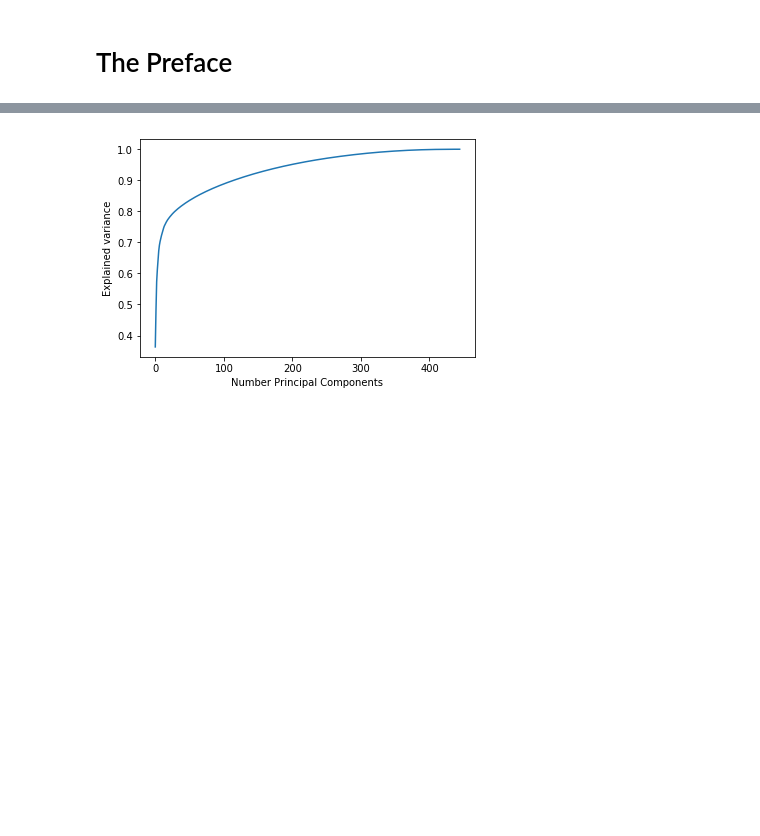
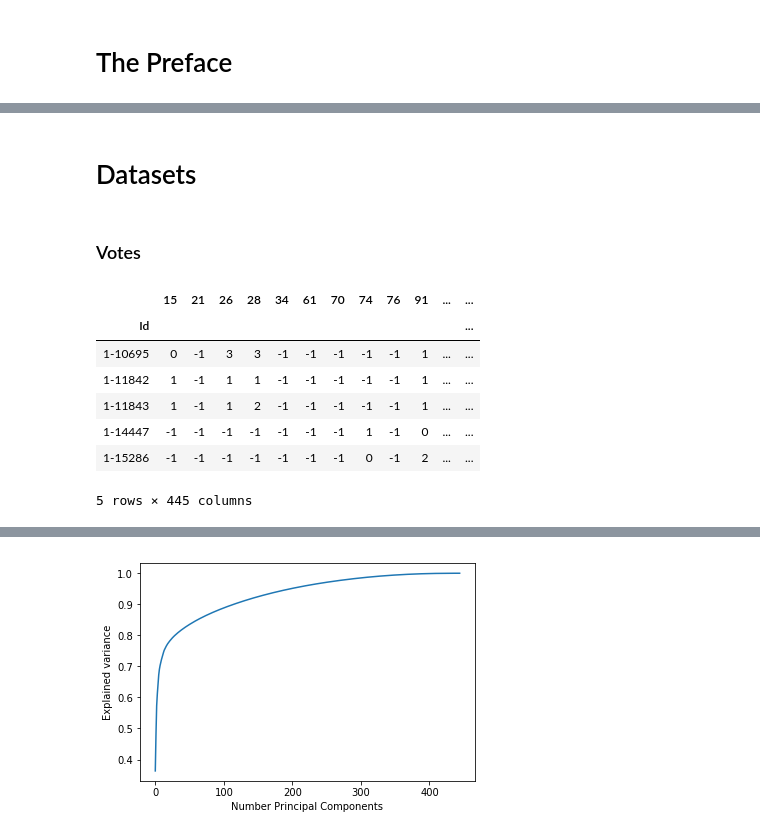
Before and after one commit to guarin/voting_behavior_analysis, a Jupyter notebook: src/milestone2.ipynb, the cells around one changed output, grey strips where cells are left out. Cells and saved outputs as stored; diff of their text form; code cells hidden in the pictures; blank space fills up the shorter version.

```diff
--- a/src/milestone2.ipynb
+++ b/src/milestone2.ipynb
@@ -32,0 +34,16 @@ full_votes = pd.read_csv("../generated/full_votes.csv.gz")
+# %% [markdown]
+# Datasets
+# %% [markdown]
+### Votes
+# %%
+votes = data_loading.votes()
+votes.head()
+# %% [output]
+|  | 15 | 21 | 26 | 28 | 34 | 61 | 70 | 74 | 76 | 91 | ... | ... |
+| Id |  |  |  |  |  |  |  |  |  |  |  | ... |
+| 1-10695 | 0 | -1 | 3 | 3 | -1 | -1 | -1 | -1 | -1 | 1 | ... | ... |
+| 1-11842 | 1 | -1 | 1 | 1 | -1 | -1 | -1 | -1 | -1 | 1 | ... | ... |
+| 1-11843 | 1 | -1 | 1 | 2 | -1 | -1 | -1 | -1 | -1 | 1 | ... | ... |
+| 1-14447 | -1 | -1 | -1 | -1 | -1 | -1 | -1 | 1 | -1 | 0 | ... | ... |
+| 1-15286 | -1 | -1 | -1 | -1 | -1 | -1 | -1 | 0 | -1 | 2 | ... | ... |
+5 rows × 445 columns
```
Also changed, not shown: parts of 13 cells of this notebook.
